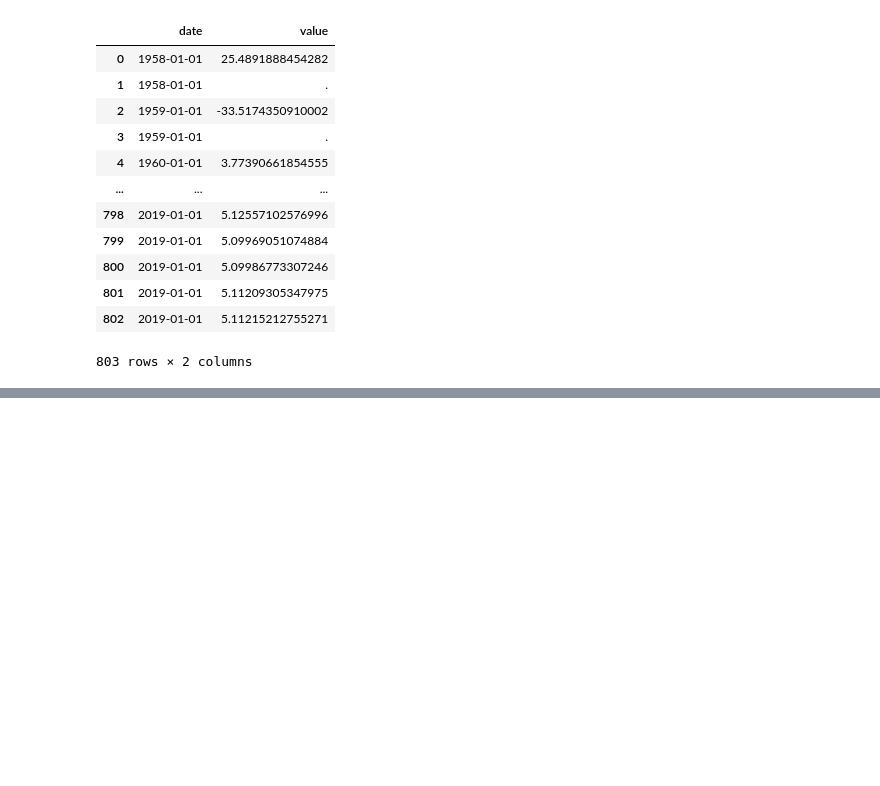
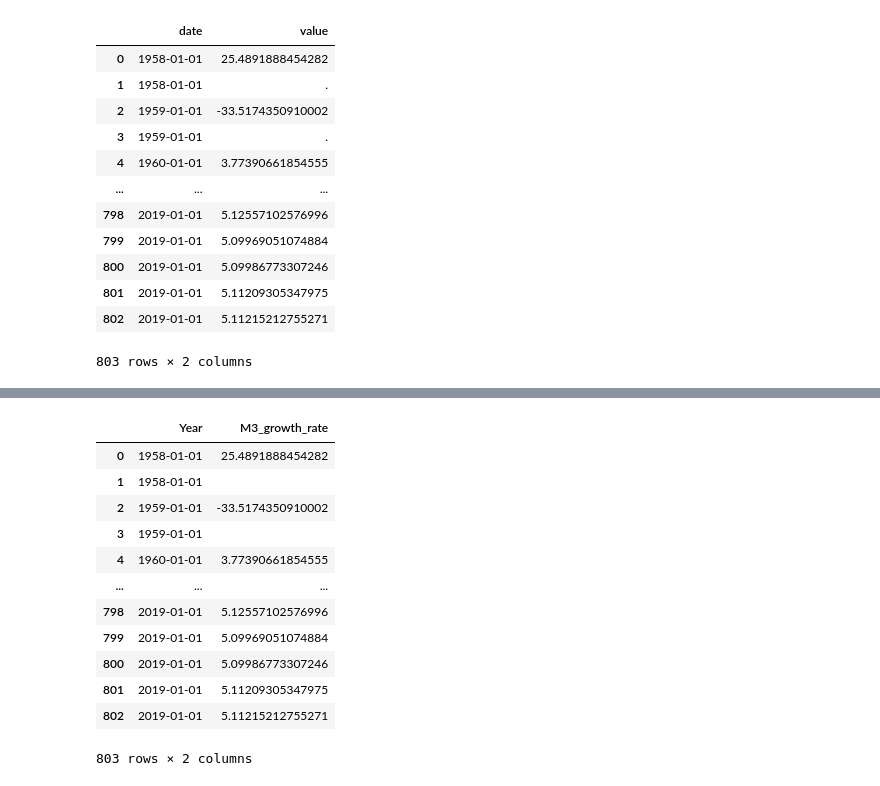
Before and after one commit to harrybonsu/ETL_Project, a Jupyter notebook: ETL_project.ipynb, the cells around one changed output, grey strips where cells are left out. Cells and saved outputs as stored; diff of their text form; code cells hidden in the pictures; blank space fills up the shorter version.

```diff
--- a/ETL_project.ipynb
+++ b/ETL_project.ipynb
@@ -160,3 +182,21 @@ for x in range(1, 2):
+# %%
+#m3_df['Year'] = m3_df['Year'].dt.year
+m3_df = m3_df.round(decimals=2)
+m3_df
+# %% [output]
+|  | Year | M3_growth_rate |
+| 0 | 1958-01-01 | 25.4891888454282 |
+| 1 | 1958-01-01 |  |
+| 2 | 1959-01-01 | -33.5174350910002 |
+| 3 | 1959-01-01 |  |
+| 4 | 1960-01-01 | 3.77390661854555 |
+| ... | ... | ... |
+| 798 | 2019-01-01 | 5.12557102576996 |
+| 799 | 2019-01-01 | 5.09969051074884 |
+| 800 | 2019-01-01 | 5.09986773307246 |
+| 801 | 2019-01-01 | 5.11209305347975 |
+| 802 | 2019-01-01 | 5.11215212755271 |
+803 rows × 2 columns
 # %%
 # Read United States values M3 values from 1958 into a dataframe
 m3_data = pd.read_excel('us_m3.xls')
```
Also changed, not shown: parts of 10 cells of this notebook.
